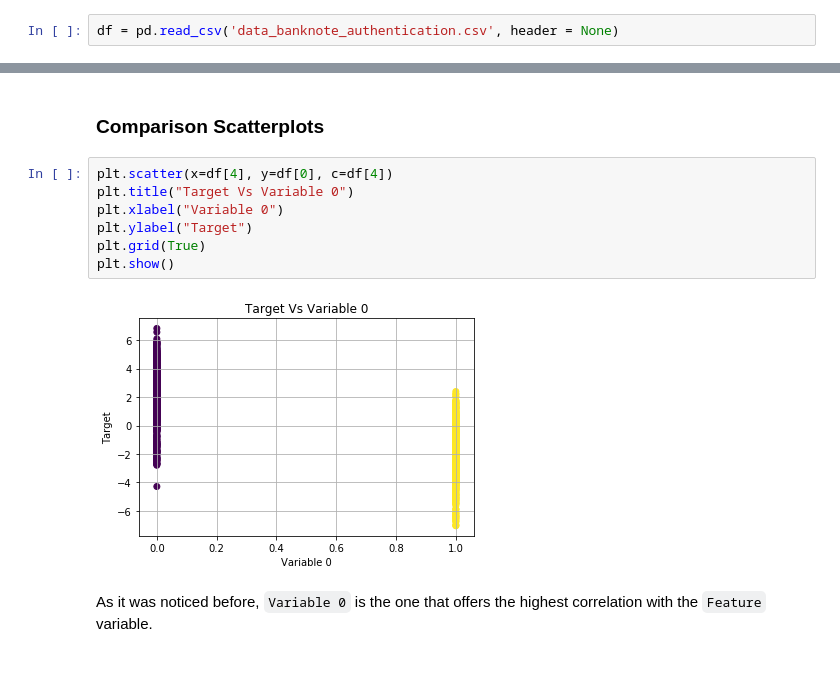
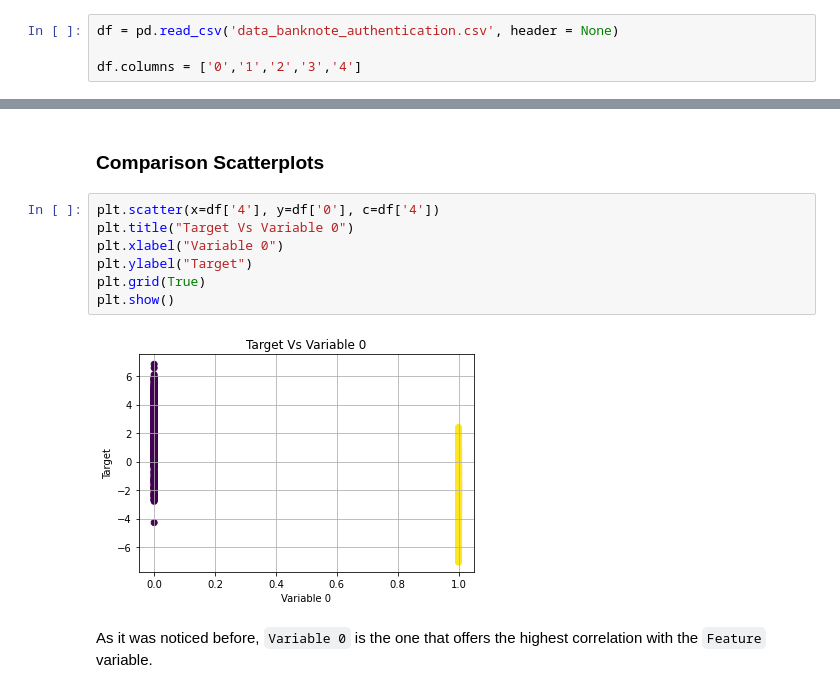
Before and after one commit to rodolfolermacontreras/ML_2_Assignment_5, a Jupyter notebook: MLEARN520-Lesson5-RodolfoLerma.ipynb, the cells around one changed output, grey strips where cells are left out. Cells and saved outputs as stored; diff of their text form.

```diff
--- a/MLEARN520-Lesson5-RodolfoLerma.ipynb
+++ b/MLEARN520-Lesson5-RodolfoLerma.ipynb
@@ -26,6 +26,8 @@ np.random.seed(0)
 ## Data Exploration
 # %%
 df = pd.read_csv('data_banknote_authentication.csv', header = None)
+
+df.columns = ['0','1','2','3','4']
 # %%
 df.head()
 # %% [output]
@@ -127,14 +131,14 @@ We can see that the target feature has to variables and both are comparable in t
 # %% [markdown]
 ### Comparison Scatterplots
 # %%
-plt.scatter(x=df[4], y=df[0], c=df[4])
+plt.scatter(x=df['4'], y=df['0'], c=df['4'])
 plt.title("Target Vs Variable 0")
 plt.xlabel("Variable 0")
 plt.ylabel("Target")
 plt.grid(True)
 plt.show()
 # %% [output]
-[figure, old version]
+[figure, new version]
 # %% [markdown]
 As it was noticed before, `Variable 0` is the one that offers the highest correlation with the `Feature` variable.
 # %%
```
Also changed, not shown: parts of 27 cells of this notebook.
